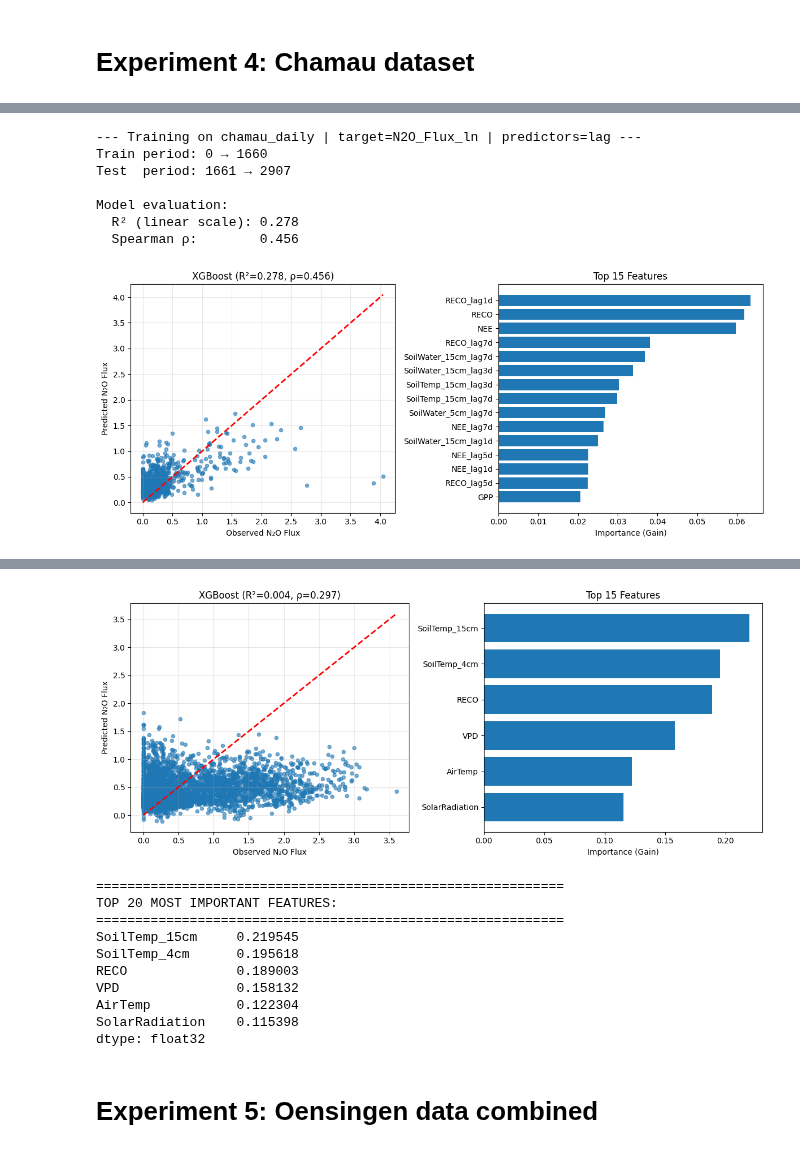
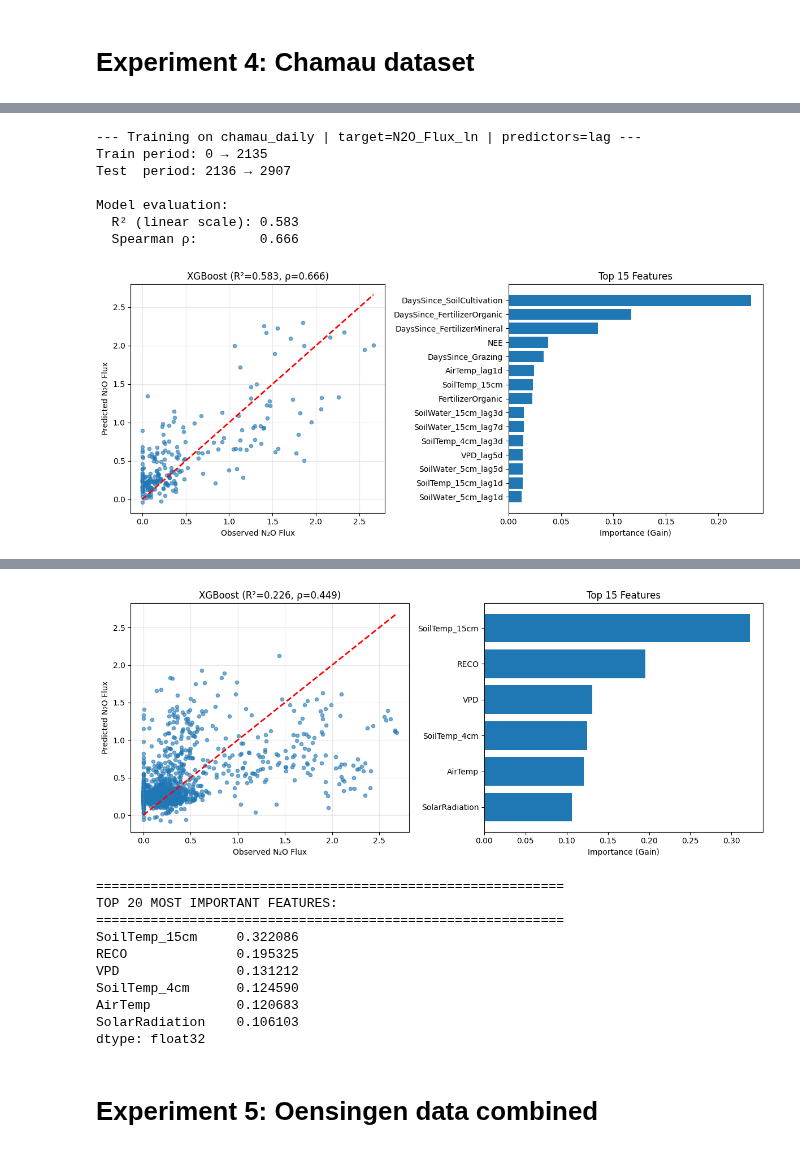
Before and after one commit to AndreasHiropedi/N2O_Emissions_Prediction, a Jupyter notebook: baseline_experiments/XGBoost_experiments.ipynb, the cells around one changed output, grey strips where cells are left out. Saved outputs shown, nothing was run; the diff lists cells and outputs as text; code cells hidden in the pictures.

```diff
--- a/baseline_experiments/XGBoost_experiments.ipynb
+++ b/baseline_experiments/XGBoost_experiments.ipynb
@@ -221,7 +767,7 @@ for df_name, df in datasets.items():
                 y = y + offset
 
                 # SPLIT
-                split = int(len(X) * 0.7)
+                split = int(len(X) * 0.9)
                 X_train, X_test = X.iloc[:split], X.iloc[split:]
                 y_train, y_test = y.iloc[:split], y.iloc[split:]
 
@@ -291,5 +837,5 @@ Hourly | N2O_Flux_ln | base
 # %%
-def train_xgb_timeseries(df, predictors, target, test_size=0.3, n_estimators=300, random_state=42, plot=True):
+def train_xgb_timeseries(df, predictors, target, test_size=0.1, n_estimators=300, random_state=42, plot=True):
     """
     Train XGBoost on time-series data using chronological split.
     """
@@ -547,7 +1093,7 @@ for df_name, df in datasets.items():
                 y = y + offset
 
                 # SPLIT
-                split = int(len(X) * 0.7)
+                split = int(len(X) * 0.9)
                 X_train, X_test = X.iloc[:split], X.iloc[split:]
                 y_train, y_test = y.iloc[:split], y.iloc[split:]
 
@@ -617,5 +1163,5 @@ Hourly | N2O_Flux_ln | base
 # %%
-def train_xgb_timeseries(df, predictors, target, test_size=0.3, n_estimators=300, random_state=42, plot=True):
+def train_xgb_timeseries(df, predictors, target, test_size=0.1, n_estimators=300, random_state=42, plot=True):
     """
     Train XGBoost on time-series data using chronological split.
     """
@@ -738,39 +1284,41 @@ results = train_xgb_timeseries(
         "RECO_lag1d", "RECO_lag3d", "RECO_lag5d", "RECO_lag7d",
 
         # --- Management variables ---
-        "Mowing",
+        "Mowing", "FertilizerOrganic", "FertilizerMineral", "Grazing", "SoilCultivation",
+        "DaysSince_Mowing", "DaysSince_FertilizerOrganic", "DaysSince_FertilizerMineral",
+        "DaysSince_Grazing", "DaysSince_SoilCultivation"
     ],
     target="N2O_Flux_ln",
 )
 
 
 # ============================================================================
 # TRAINING 2: chamau (hourly) with main columns only
 # ============================================================================
 
 print("\nmain cols")
 results = train_xgb_timeseries(
     df=chamau_lag,
     predictors=[
         "AirTemp", "VPD",
         "SoilTemp_4cm", "SoilTemp_15cm",
         "RECO", "SolarRadiation"
     ],
     target="N2O_Flux_ln",
 )
 
 # PRINT TOP FEATURES FROM LAST MODEL
 print("\n" + "="*60)
 print("TOP 20 MOST IMPORTANT FEATURES:")
 print("="*60)
 print(results["feature_importance"].head(20))
 # %% [output]
 --- Training on chamau_daily | target=N2O_Flux_ln | predictors=lag ---
-Train period: 0 → 1660
-Test  period: 1661 → 2907
+Train period: 0 → 2135
+Test  period: 2136 → 2907
 
 Model evaluation:
-  R² (linear scale): 0.278
-  Spearman ρ:        0.456
+  R² (linear scale): 0.583
+  Spearman ρ:        0.666
-[figure, old version]
+[figure, new version]
 main cols
@@ -783,13 +1331,13 @@ Model evaluation:
-[figure, old version]
+[figure, new version]
 ============================================================
 TOP 20 MOST IMPORTANT FEATURES:
 ============================================================
-SoilTemp_15cm     0.219545
-SoilTemp_4cm      0.195618
-RECO              0.189003
-VPD               0.158132
-AirTemp           0.122304
-SolarRadiation    0.115398
+SoilTemp_15cm     0.322086
+RECO              0.195325
+VPD               0.131212
+SoilTemp_4cm      0.124590
+AirTemp           0.120683
+SolarRadiation    0.106103
 dtype: float32
 # %% [markdown]
 # Experiment 5: Oensingen data combined
```
Also changed, not shown: parts of 15 cells of this notebook.
